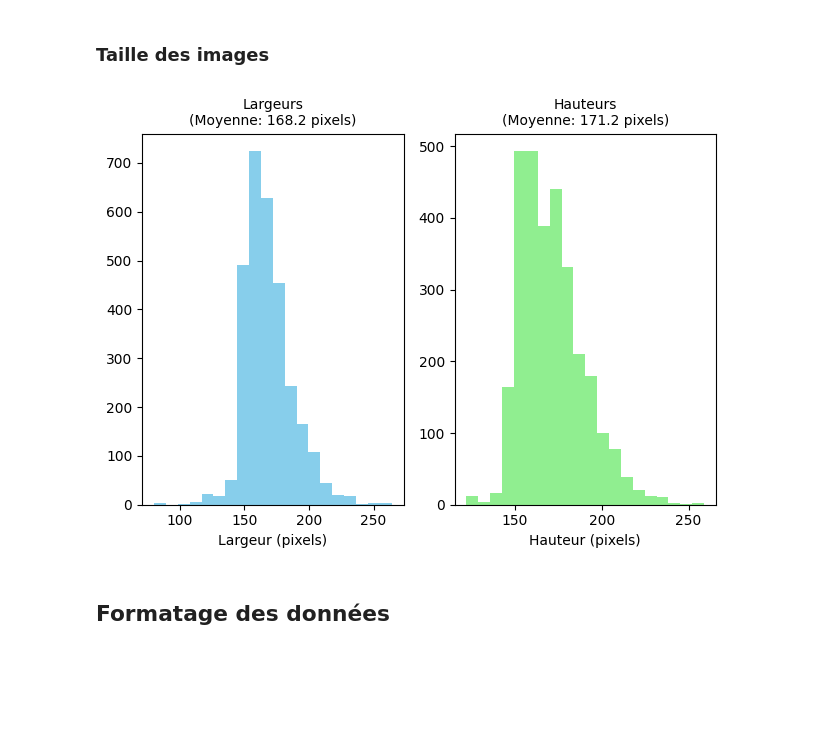
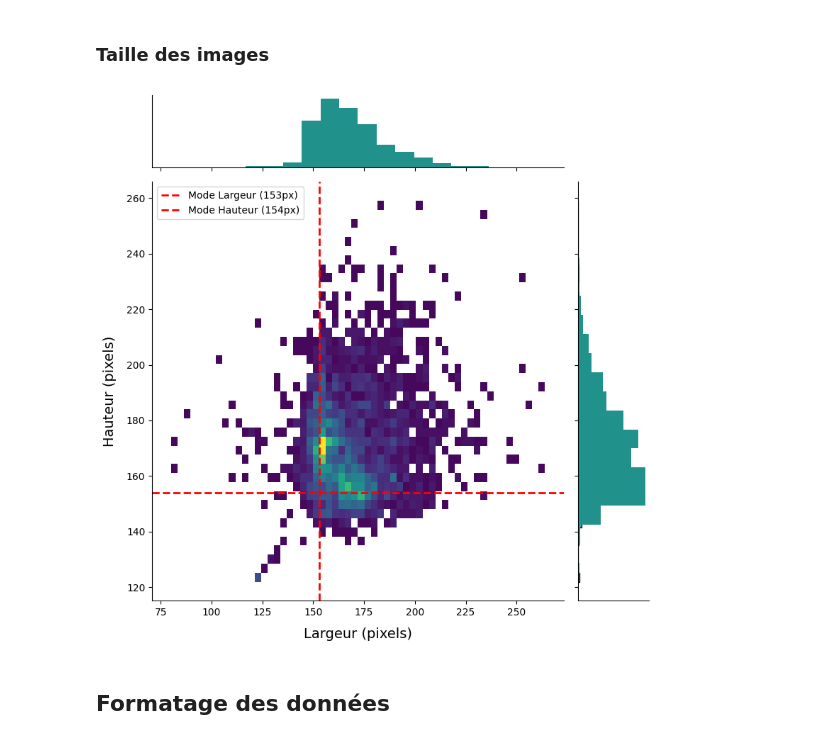
Before and after one commit to louis-cz/educ-SMIDS-VGG19, a Jupyter notebook: PJ_MLB.ipynb, the cells around one changed output. Cells and saved outputs as stored; diff of their text form; code cells hidden in the pictures; blank space fills up the shorter version.

```diff
--- a/PJ_MLB.ipynb
+++ b/PJ_MLB.ipynb
@@ -192,27 +195,43 @@ Text(0.5, 1.0, '')
 # %%
 img_shapes = df["file_path"].apply(lambda img: plt.imread(img).shape)
 img_dim = pd.DataFrame({
     "width" : img_shapes.apply(lambda x : x[0]),
     "height" : img_shapes.apply(lambda x : x[1]),
     "channels" : img_shapes.apply(lambda x : x[2])
 })
 
-fig, axes = plt.subplots(1, 2)
+mean_width = img_dim['width'].mean()
+mode_width = img_dim['width'].mode()[0]
+mean_height = img_dim['height'].mean()
+mode_height = img_dim['height'].mode()[0]
 
-axes[0].hist(img_dim['width'], bins=20, color='skyblue')
-axes[0].set_title(f"Largeurs\n(Moyenne: {img_dim['width'].mean():.1f} pixels)", size=10)
-axes[0].set_xlabel('Largeur (pixels)')
+g = sns.jointplot(
+    data=img_dim,
+    x='width',
+    y='height',
+    kind='hist',
+    cmap='viridis',
+    height=8
+)
 
-axes[1].hist(img_dim['height'], bins=20, color='lightgreen')
-axes[1].set_title(f"Hauteurs\n(Moyenne: {img_dim['height'].mean():.1f} pixels)", size=10)
-axes[1].set_xlabel('Hauteur (pixels)')
+hist_color = sns.color_palette('viridis', n_colors=5)[2]
+g.ax_marg_x.hist(img_dim['width'], bins=20, color=hist_color)
+g.ax_marg_y.hist(img_dim['height'], bins=20, color=hist_color, orientation='horizontal')
+
+
+g.set_axis_labels('Largeur (pixels)', 'Hauteur (pixels)', fontsize=14, labelpad=10)
+
+g.ax_joint.axvline(x=mode_width, color='red', linestyle='--', linewidth=2, label=f'Mode Largeur ({mode_width}px)')
+g.ax_joint.axhline(y=mode_height, color='red', linestyle='--', linewidth=2, label=f'Mode Hauteur ({mode_height}px)')
+g.ax_joint.legend(fontsize=10, loc='upper left')
+sns.despine(fig=g.fig)
 
 plt.tight_layout()
 plt.show()
 
 # peut justifier la taille des images ~150x150 par le mode
 # %% [output]
-[figure, old version]
+[figure, new version]
 # %% [markdown]
 ## **Formatage des données**
 # %% [markdown]
```
Also changed, not shown: parts of 27 cells of this notebook, 2 other files.
